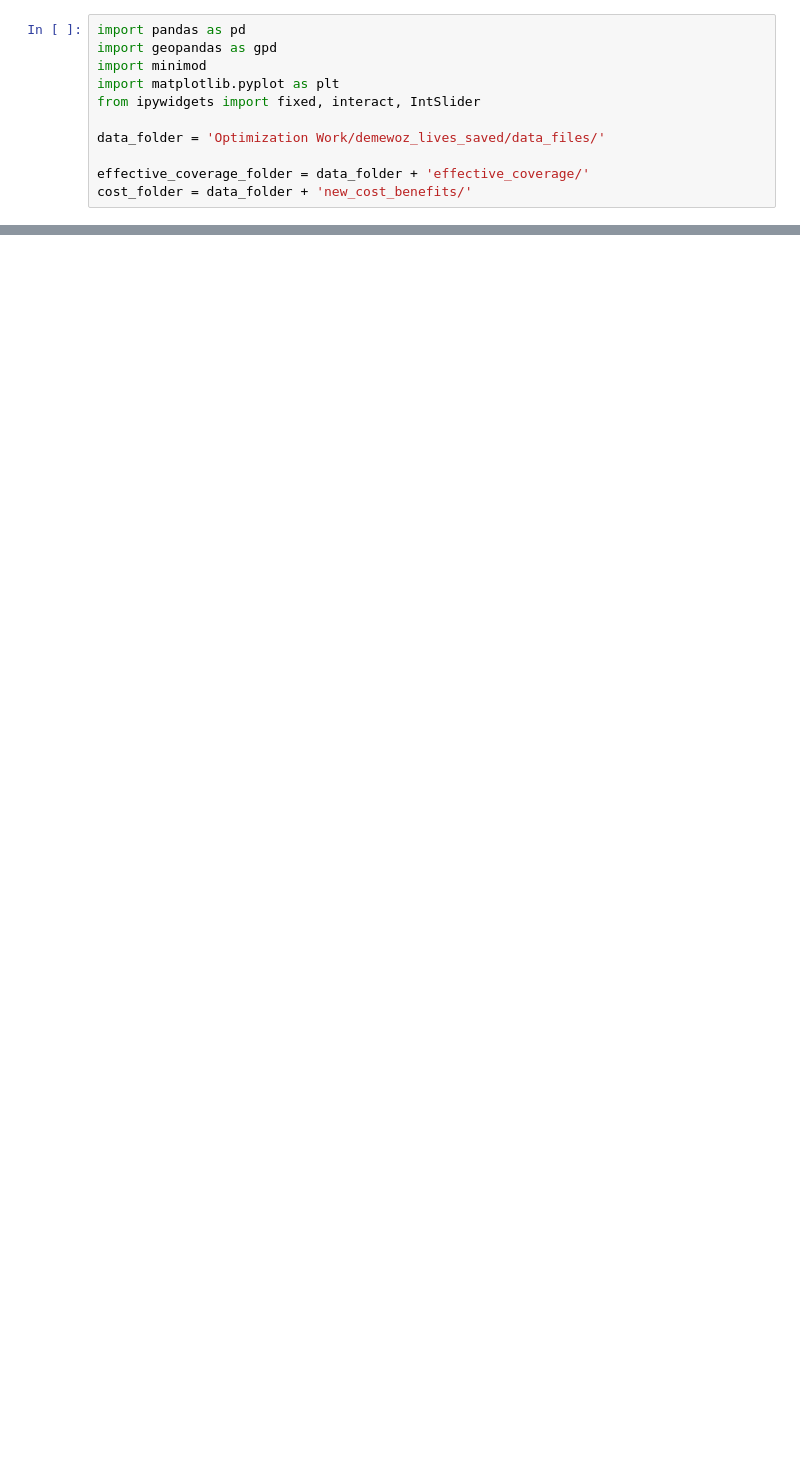
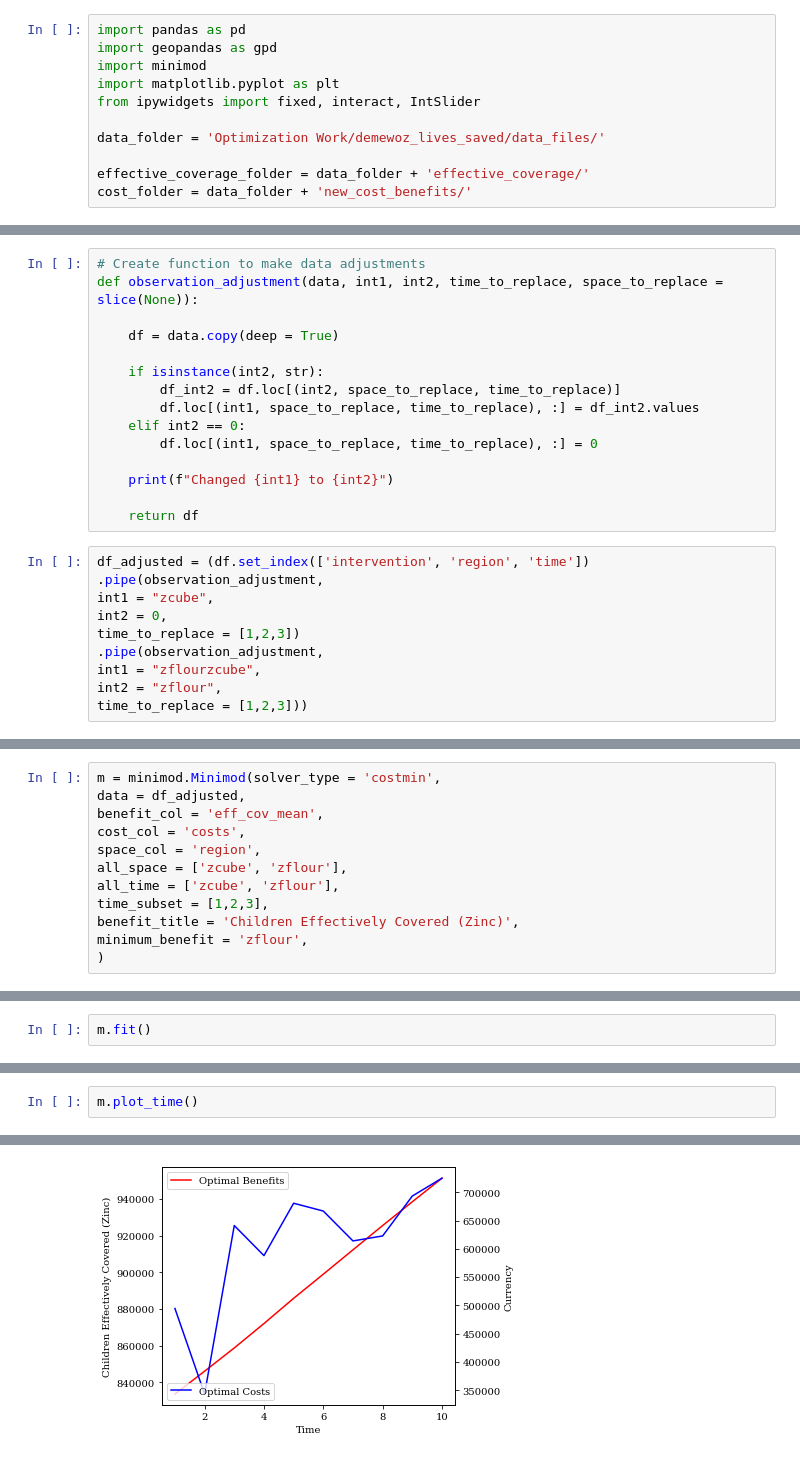
Before and after one commit to minimod-nutrition/minimod, a Jupyter notebook: Optimization Work/demewoz_lives_saved/zinc_effective_coverage_analysis.ipynb, the cells around one changed output, grey strips where cells are left out. Drawn from its saved outputs; the diff is of its cells as text; blank space fills up the shorter version.

```diff
--- a/Optimization Work/demewoz_lives_saved/zinc_effective_coverage_analysis.ipynb
+++ b/Optimization Work/demewoz_lives_saved/zinc_effective_coverage_analysis.ipynb
@@ -58,0 +104,25 @@ KeyError: 'Vitamin A intervention'
+# %%
+# Create function to make data adjustments
+def observation_adjustment(data, int1, int2, time_to_replace, space_to_replace = slice(None)):
+
+    df = data.copy(deep = True)
+
+    if isinstance(int2, str):
+        df_int2 = df.loc[(int2, space_to_replace, time_to_replace)]
+        df.loc[(int1, space_to_replace, time_to_replace), :] = df_int2.values
+    elif int2 == 0:
+        df.loc[(int1, space_to_replace, time_to_replace), :] = 0
+
+    print(f"Changed {int1} to {int2}")
+
+    return df
+# %%
+df_adjusted = (df.set_index(['intervention', 'region', 'time'])
+.pipe(observation_adjustment,
+int1 = "zcube",
+int2 = 0,
+time_to_replace = [1,2,3])
+.pipe(observation_adjustment,
+int1 = "zflourzcube",
+int2 = "zflour",
+time_to_replace = [1,2,3]))
@@ -58,0 +172,12 @@ KeyError: 'Vitamin A intervention'
+# %%
+m = minimod.Minimod(solver_type = 'costmin',
+data = df_adjusted,
+benefit_col = 'eff_cov_mean',
+cost_col = 'costs',
+space_col = 'region',
+all_space = ['zcube', 'zflour'],
+all_time = ['zcube', 'zflour'],
+time_subset = [1,2,3],
+benefit_title = 'Children Effectively Covered (Zinc)',
+minimum_benefit = 'zflour',
+)
@@ -58,0 +193,2 @@ KeyError: 'Vitamin A intervention'
+# %%
+m.fit()
@@ -58,0 +218,3 @@ KeyError: 'Vitamin A intervention'
+# %%
+m.plot_time()
+# %% [output]
@@ -58,0 +224 @@ KeyError: 'Vitamin A intervention'
+[figure, added]
```
Also changed, not shown: parts of 18 cells of this notebook, 8 other files.
